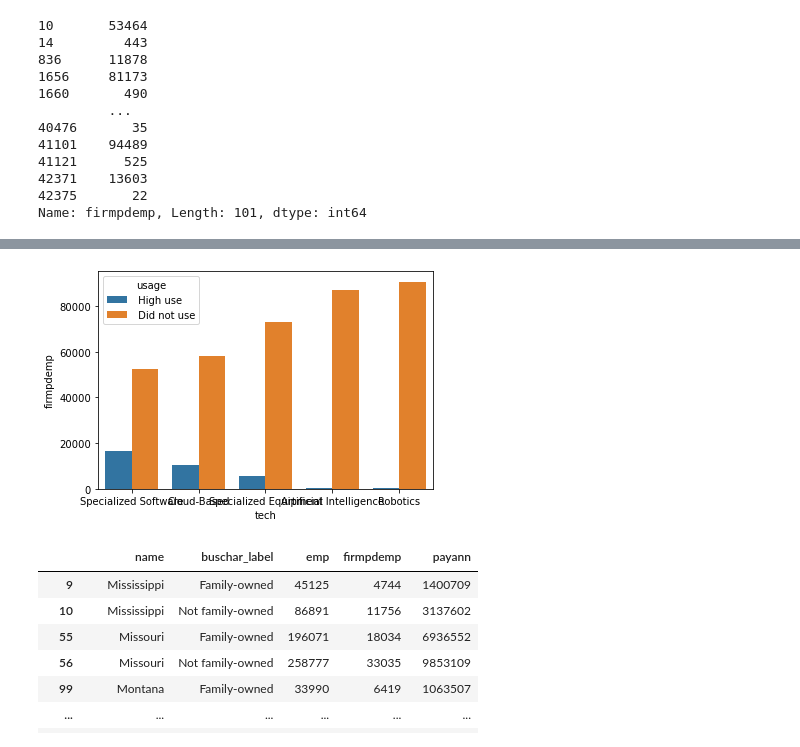
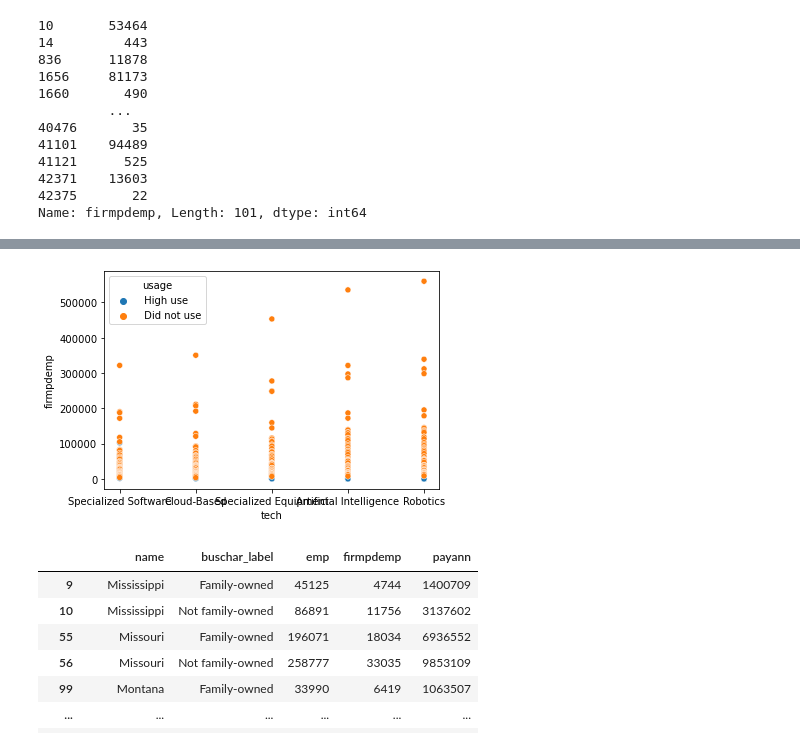
Before and after one commit to jedc4xer/abs_group_assessment, a Jupyter notebook: jeds_visualizations.ipynb, the cells around one changed output, grey strips where cells are left out. Drawn from its saved outputs; the diff is of its cells as text; code cells hidden in the pictures.

```diff
--- a/jeds_visualizations.ipynb
+++ b/jeds_visualizations.ipynb
@@ -271,7 +271,7 @@ tech_subset.head(2)
 | 3372 | California | 2216353 | 70133 | Total for all sectors | 185466118 | Cloud-Based: High use | Cloud-Based | High use | 420548 | ... |
 # %%
 fig = plt.Figure(figsize = (25,10))
-ax = sns.barplot(data = tech_subset, x = 'tech', y = 'firmpdemp', hue = 'usage', ci = None)
+ax = sns.scatterplot(data = tech_subset, x = 'tech', y = 'firmpdemp', hue = 'usage', ci = None)
 # %% [output]
-[figure, old version]
+[figure, new version]
 # %%
```
Also changed, not shown: parts of 1 cell of this notebook, 1 other file.
